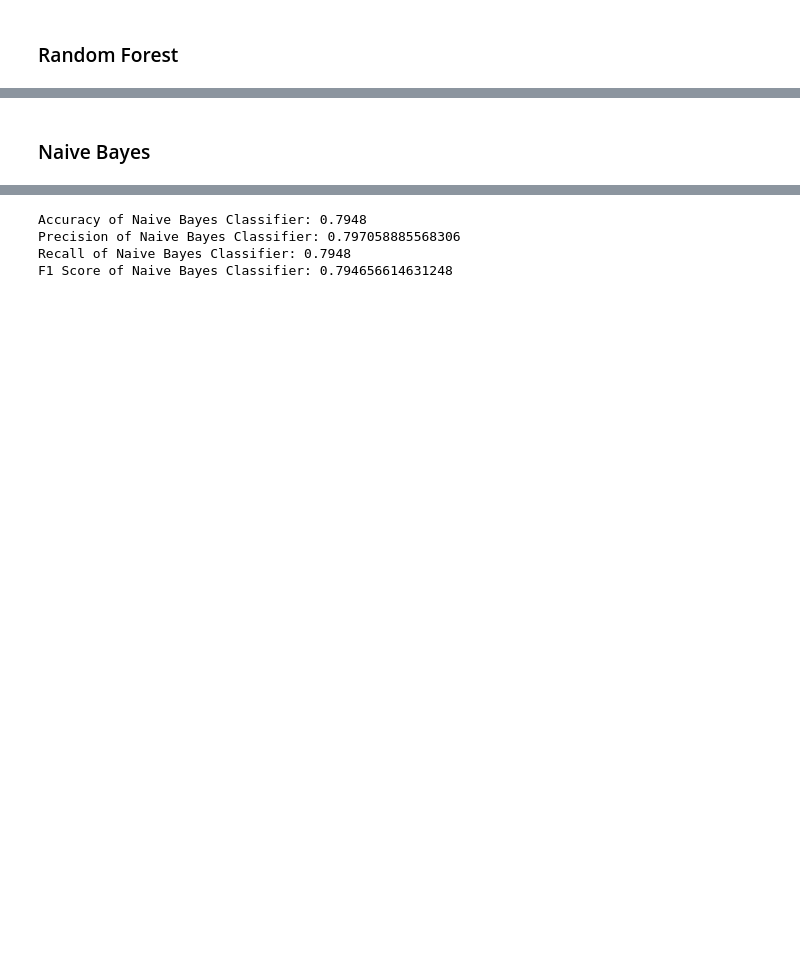
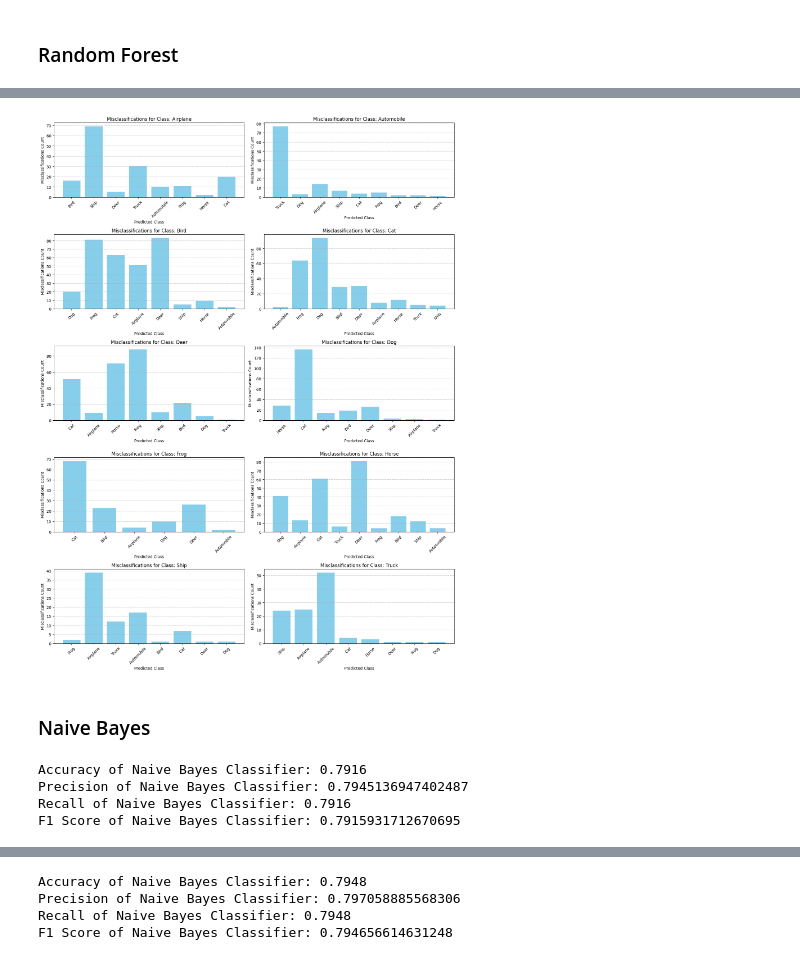
Before and after one commit to b22ee023/prml_object_recognition, a Jupyter notebook: object_recog.ipynb, the cells around one changed output, grey strips where cells are left out. Saved outputs shown, nothing was run; the diff lists cells and outputs as text; code cells hidden in the pictures; blank space fills up the shorter version.

```diff
--- a/object_recog.ipynb
+++ b/object_recog.ipynb
@@ -723,2 +987,65 @@ F1 Score of Random Forest Classifier: 0.8302876230176884
+# %%
+import numpy as np
+import matplotlib.pyplot as plt
+
+# Define class names
+class_names = ['Airplane', 'Automobile', 'Bird', 'Cat', 'Deer', 'Dog', 'Frog', 'Horse', 'Ship', 'Truck']
+
+# Create a dictionary to store misclassifications count for each class
+misclassifications_count_per_class = {class_name: defaultdict(int) for class_name in class_names}
+
+# Iterate through the test set and count misclassifications per class
+for true_label, predicted_label in zip(y_test, y_pred):
+    if true_label != predicted_label:
+        true_class_name = class_names[true_label]
+        predicted_class_name = class_names[predicted_label]
+        misclassifications_count_per_class[true_class_name][predicted_class_name] += 1
+
+# Plot misclassifications count for each class using a single plot with multiple subplots
+fig, axs = plt.subplots(5, 2, figsize=(15, 20))
+
+for i, class_name in enumerate(class_names):
+    # Get misclassification counts for the current class
+    misclassifications = misclassifications_count_per_class[class_name]
+
+    # Convert misclassification counts dictionary to lists for plotting
+    predicted_classes = list(misclassifications.keys())
+    counts = list(misclassifications.values())
+
+    # Plot the bar chart
+    ax = axs[i // 2, i % 2]
+    ax.bar(predicted_classes, counts, color='skyblue')
+    ax.set_title(f'Misclassifications for Class: {class_name}')
+    ax.set_xlabel('Predicted Class')
+    ax.set_ylabel('Misclassifications Count')
+    ax.set_xticks(range(len(predicted_classes)))  # Set the tick positions
+    ax.set_xticklabels(predicted_classes, rotation=45)  # Set the tick labels
+    ax.grid(axis='y', linestyle='--', alpha=0.7)
+
+plt.tight_layout()
+plt.show()
+# %% [output]
+[figure, added]
 # %% [markdown]
 ### Naive Bayes
+# %%
+from sklearn.naive_bayes import MultinomialNB
+naive_bayes_model = MultinomialNB()
+naive_bayes_model.fit(X_train, y_train)
+
+y_pred_naive_bayes = naive_bayes_model.predict(X_test)
+
+accuracy_naive_bayes = accuracy_score(y_test, y_pred_naive_bayes)
+precision_naive_bayes = precision_score(y_test, y_pred_naive_bayes, average='weighted')
+recall_naive_bayes = recall_score(y_test, y_pred_naive_bayes, average='weighted')
+f1_naive_bayes = f1_score(y_test, y_pred_naive_bayes, average='weighted')
+
+print("Accuracy of Naive Bayes Classifier:", accuracy_naive_bayes)
+print("Precision of Naive Bayes Classifier:", precision_naive_bayes)
+print("Recall of Naive Bayes Classifier:", recall_naive_bayes)
+print("F1 Score of Naive Bayes Classifier:", f1_naive_bayes)
+# %% [output]
+Accuracy of Naive Bayes Classifier: 0.7916
+Precision of Naive Bayes Classifier: 0.7945136947402487
+Recall of Naive Bayes Classifier: 0.7916
+F1 Score of Naive Bayes Classifier: 0.7915931712670695
```
Also changed, not shown: parts of 40 cells of this notebook.
